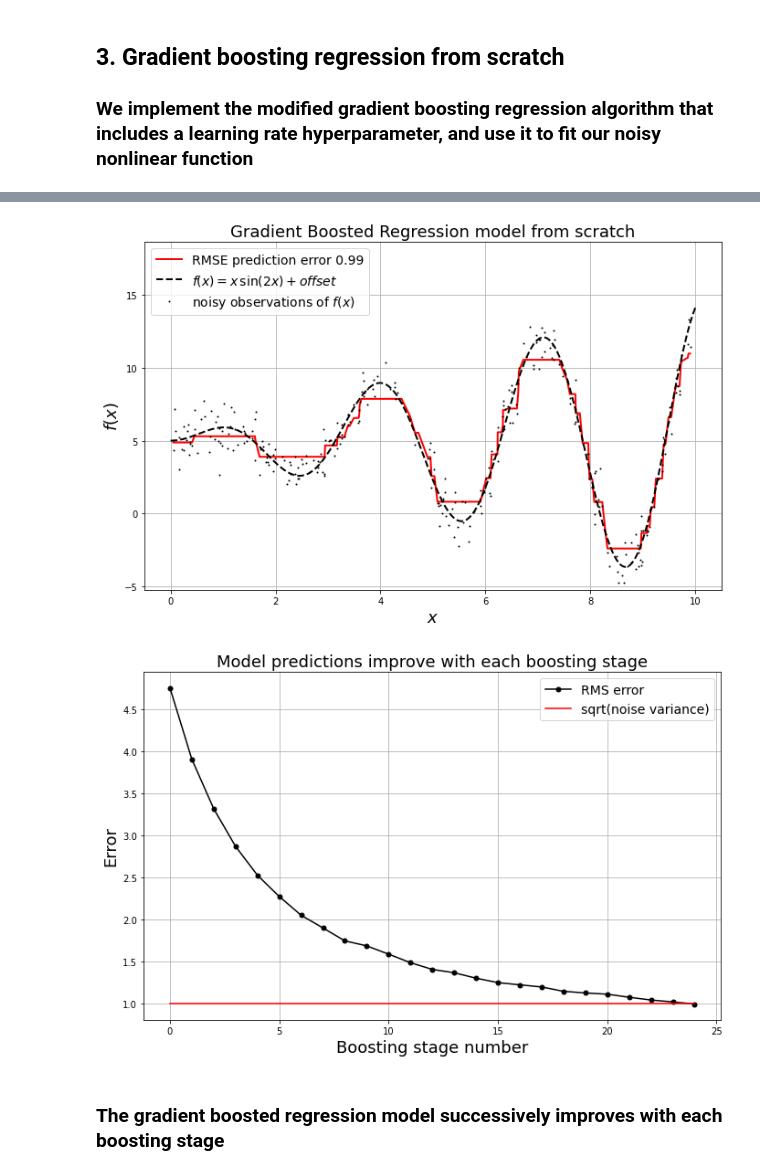
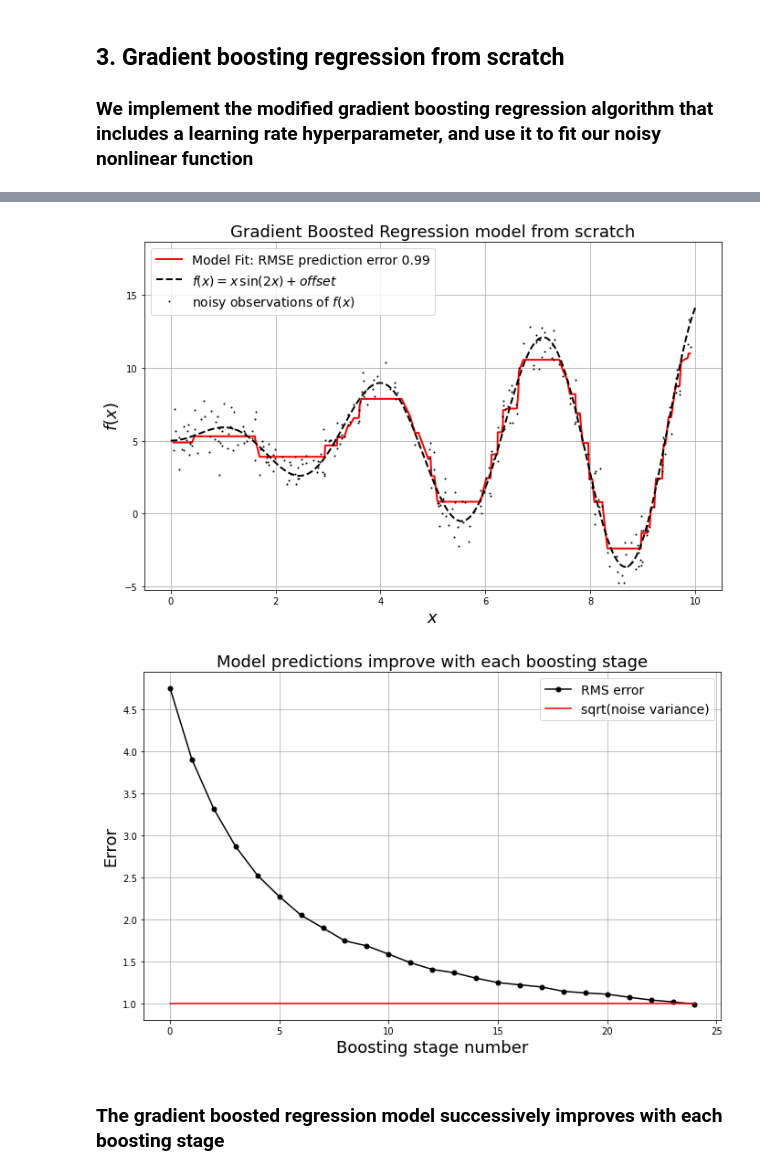
Before and after one commit to jcatanza/gradient_boosting_regression, a Jupyter notebook: gradient_boosting_regression_jcat.ipynb, the cells around one changed output, grey strips where cells are left out. Cells and saved outputs as stored; diff of their text form; code cells hidden in the pictures.

Commit message:
fix legend

```diff
--- a/gradient_boosting_regression_jcat.ipynb
+++ b/gradient_boosting_regression_jcat.ipynb
@@ -133,7 +133,7 @@ for stage in range(n_boosting_stages):
 
     # at the last stage, plot the final estimate of the function
 #    if(stage == n_boosting_stages-1):
-plt.plot(X, y_preds_scratch, 'r',linewidth = 2,label=f'RMSE prediction error {error[stage]:0.2f}')
+plt.plot(X, y_preds_scratch, 'r',linewidth = 2,label=f'Model Fit: RMSE prediction error {error[stage]:0.2f}')
 
 # plot the function, the noisy observations of the function, and the estimated function
 plt.xlabel('$x$',fontsize = 18)
@@ -161,4 +161,4 @@ Wall time: 53.7 ms
-[figure, old version]
+[figure, new version]
 [figure]
 # %% [markdown]
 ### The gradient boosted regression model successively improves with each boosting stage
```
Also changed, not shown: parts of 4 cells of this notebook.
